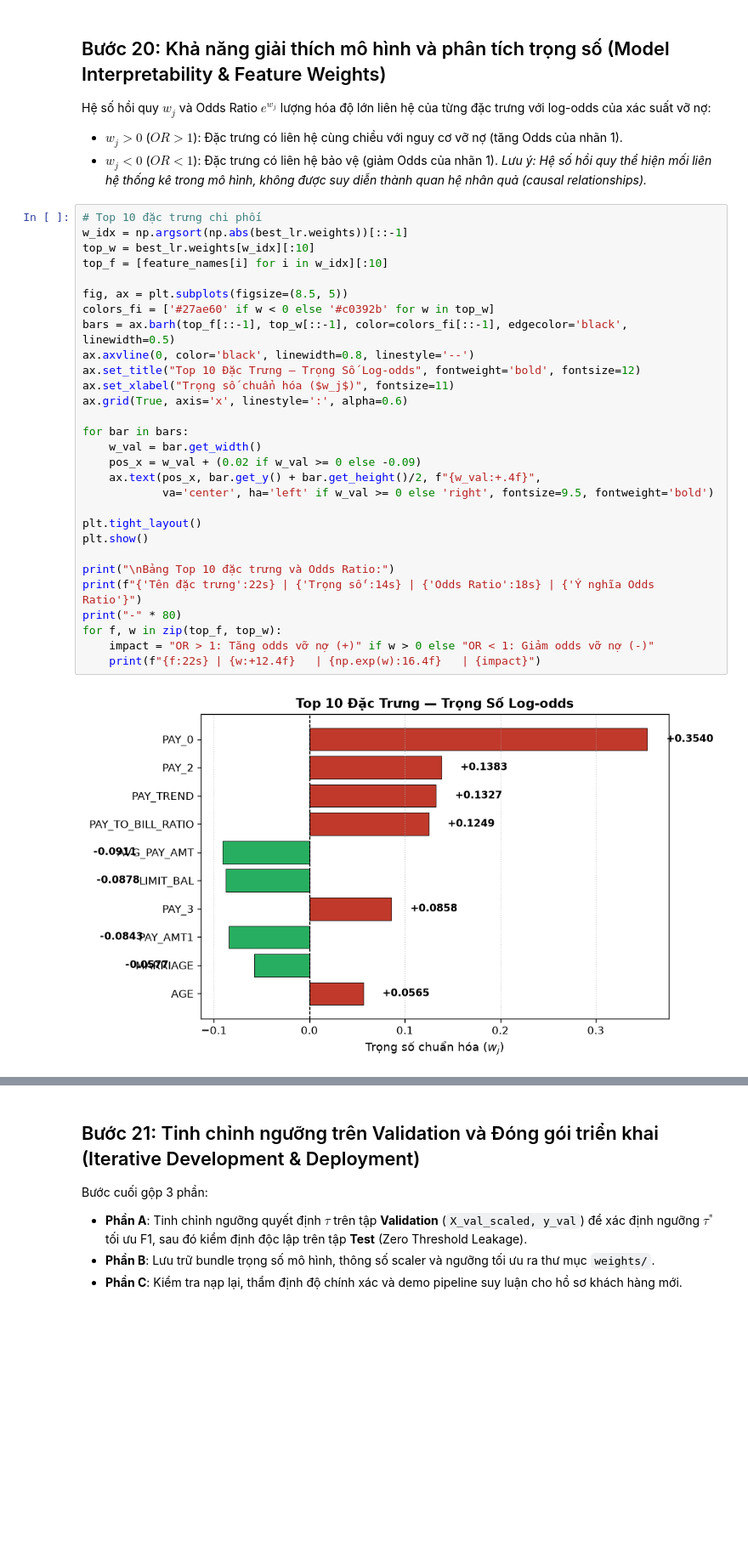
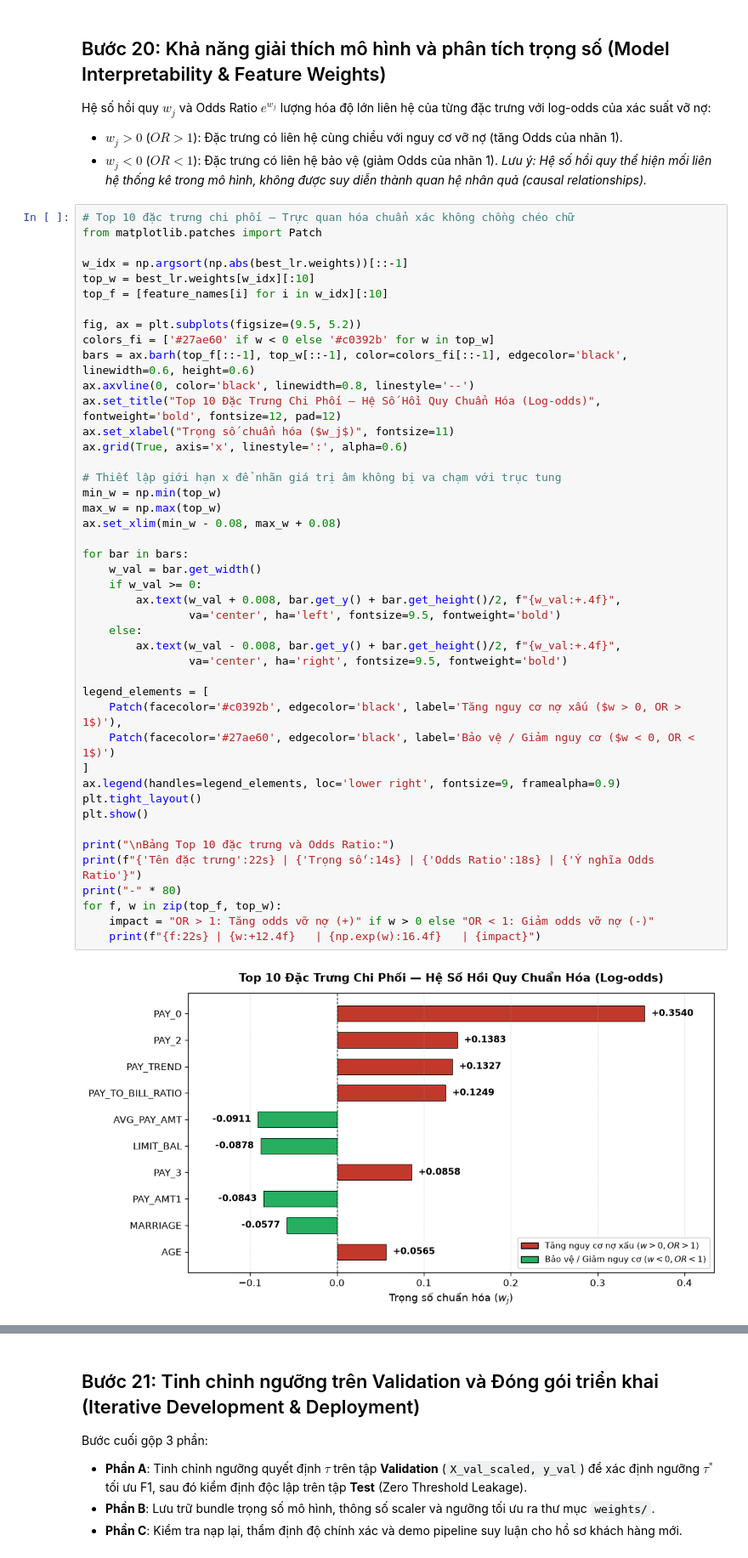
Before and after one commit to nguyenthinhuy04062006-droid/LogR, a Jupyter notebook: credit_card_default_logistic_regression.ipynb, the cells around one changed output, grey strips where cells are left out. Shown at 85% size. Drawn from its saved outputs; the diff is of its cells as text; blank space fills up the shorter version.

```diff
--- a/credit_card_default_logistic_regression.ipynb
+++ b/credit_card_default_logistic_regression.ipynb
@@ -935,36 +943,51 @@ Hệ số hồi quy $w_j$ và Odds Ratio $e^{w_j}$ lượng hóa độ lớn li
 - $w_j < 0$ ($OR < 1$): Đặc trưng có liên hệ bảo vệ (giảm Odds của nhãn 1).
 *Lưu ý: Hệ số hồi quy thể hiện mối liên hệ thống kê trong mô hình, không được suy diễn thành quan hệ nhân quả (causal relationships).*
 # %%
-# Top 10 đặc trưng chi phối
+# Top 10 đặc trưng chi phối — Trực quan hóa chuẩn xác không chồng chéo chữ
+from matplotlib.patches import Patch
+
 w_idx = np.argsort(np.abs(best_lr.weights))[::-1]
 top_w = best_lr.weights[w_idx][:10]
 top_f = [feature_names[i] for i in w_idx][:10]
 
-fig, ax = plt.subplots(figsize=(8.5, 5))
+fig, ax = plt.subplots(figsize=(9.5, 5.2))
 colors_fi = ['#27ae60' if w < 0 else '#c0392b' for w in top_w]
-bars = ax.barh(top_f[::-1], top_w[::-1], color=colors_fi[::-1], edgecolor='black', linewidth=0.5)
+bars = ax.barh(top_f[::-1], top_w[::-1], color=colors_fi[::-1], edgecolor='black', linewidth=0.6, height=0.6)
 ax.axvline(0, color='black', linewidth=0.8, linestyle='--')
-ax.set_title("Top 10 Đặc Trưng — Trọng Số Log-odds", fontweight='bold', fontsize=12)
+ax.set_title("Top 10 Đặc Trưng Chi Phối — Hệ Số Hồi Quy Chuẩn Hóa (Log-odds)", fontweight='bold', fontsize=12, pad=12)
 ax.set_xlabel("Trọng số chuẩn hóa ($w_j$)", fontsize=11)
 ax.grid(True, axis='x', linestyle=':', alpha=0.6)
 
+# Thiết lập giới hạn x để nhãn giá trị âm không bị va chạm với trục tung
+min_w = np.min(top_w)
+max_w = np.max(top_w)
+ax.set_xlim(min_w - 0.08, max_w + 0.08)
+
 for bar in bars:
     w_val = bar.get_width()
-    pos_x = w_val + (0.02 if w_val >= 0 else -0.09)
-    ax.text(pos_x, bar.get_y() + bar.get_height()/2, f"{w_val:+.4f}",
-            va='center', ha='left' if w_val >= 0 else 'right', fontsize=9.5, fontweight='bold')
+    if w_val >= 0:
+        ax.text(w_val + 0.008, bar.get_y() + bar.get_height()/2, f"{w_val:+.4f}",
+                va='center', ha='left', fontsize=9.5, fontweight='bold')
+    else:
+        ax.text(w_val - 0.008, bar.get_y() + bar.get_height()/2, f"{w_val:+.4f}",
+                va='center', ha='right', fontsize=9.5, fontweight='bold')
 
+legend_elements = [
+    Patch(facecolor='#c0392b', edgecolor='black', label='Tăng nguy cơ nợ xấu ($w > 0, OR > 1$)'),
+    Patch(facecolor='#27ae60', edgecolor='black', label='Bảo vệ / Giảm nguy cơ ($w < 0, OR < 1$)')
+]
+ax.legend(handles=legend_elements, loc='lower right', fontsize=9, framealpha=0.9)
 plt.tight_layout()
 plt.show()
 
 print("\nBảng Top 10 đặc trưng và Odds Ratio:")
 print(f"{'Tên đặc trưng':22s} | {'Trọng số':14s} | {'Odds Ratio':18s} | {'Ý nghĩa Odds Ratio'}")
 print("-" * 80)
 for f, w in zip(top_f, top_w):
     impact = "OR > 1: Tăng odds vỡ nợ (+)" if w > 0 else "OR < 1: Giảm odds vỡ nợ (-)"
     print(f"{f:22s} | {w:+12.4f}   | {np.exp(w):16.4f}   | {impact}")
 # %% [output]
-[figure, old version]
+[figure, new version]
 Bảng Top 10 đặc trưng và Odds Ratio:
 Tên đặc trưng          | Trọng số       | Odds Ratio         | Ý nghĩa Odds Ratio
 --------------------------------------------------------------------------------
```
Also changed, not shown: parts of 1 cell of this notebook, 1 other file.
